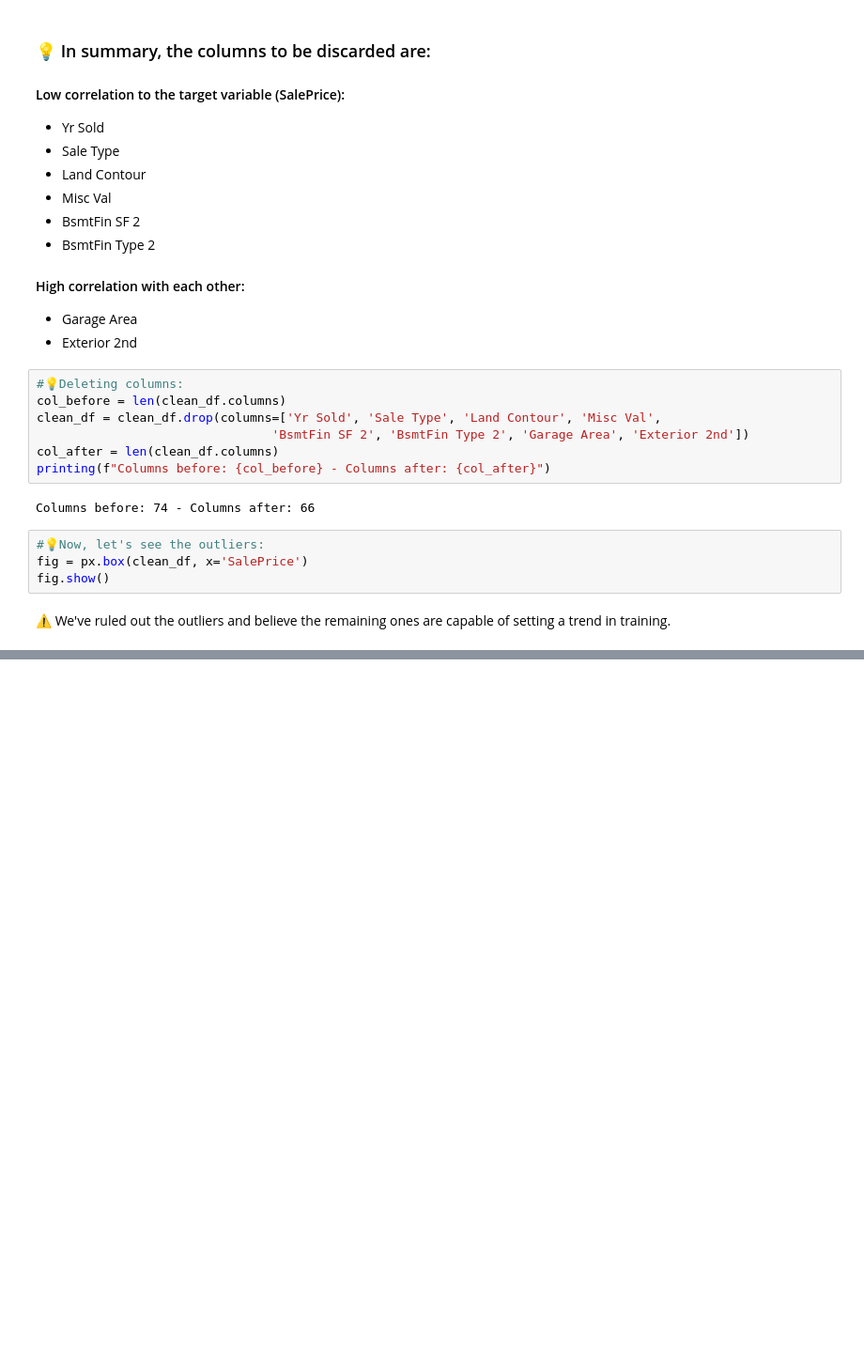
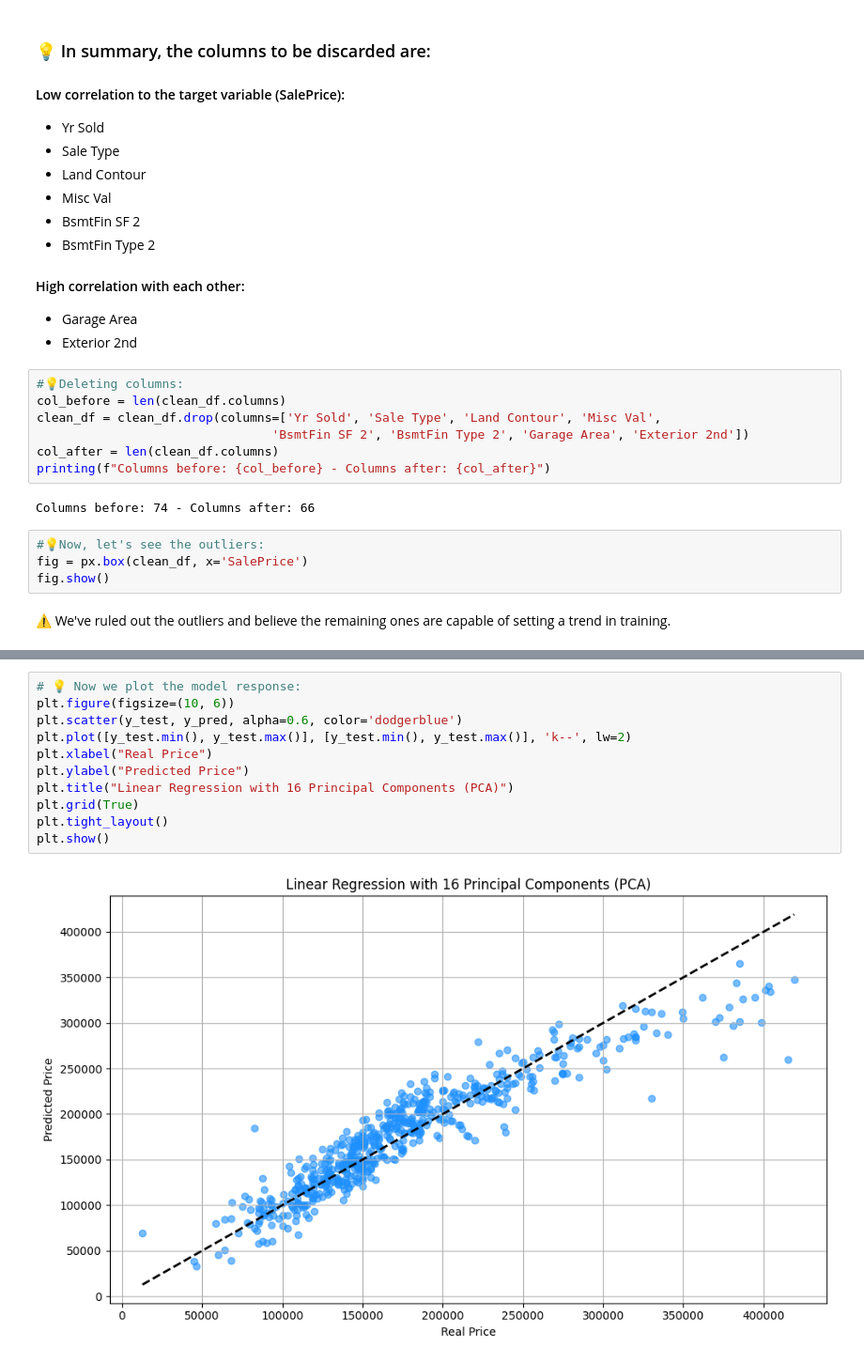
Before and after one commit to hhvergara/ml_clasificacion_regresion, a Jupyter notebook: API4.ipynb, the cells around one changed output, grey strips where cells are left out. Shown at 94% size. Cells and saved outputs as stored; diff of their text form; blank space fills up the shorter version.

```diff
--- a/API4.ipynb
+++ b/API4.ipynb
@@ -930,0 +535,13 @@ El modelo **SVR polinómico** con `degree=6` y `C=100` demostró ser claramente
+# %%
+# 💡 Now we plot the model response:
+plt.figure(figsize=(10, 6))
+plt.scatter(y_test, y_pred, alpha=0.6, color='dodgerblue')
+plt.plot([y_test.min(), y_test.max()], [y_test.min(), y_test.max()], 'k--', lw=2)
+plt.xlabel("Real Price")
+plt.ylabel("Predicted Price")
+plt.title("Linear Regression with 16 Principal Components (PCA)")
+plt.grid(True)
+plt.tight_layout()
+plt.show()
+# %% [output]
+[figure, added]
```
Also changed, not shown: parts of 52 cells of this notebook, 2 other files.
